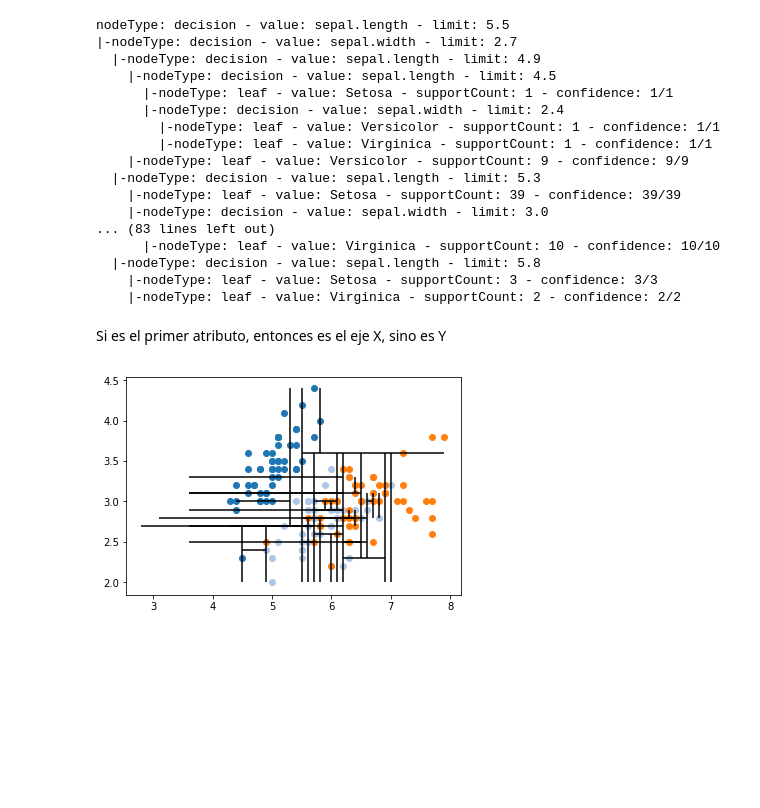
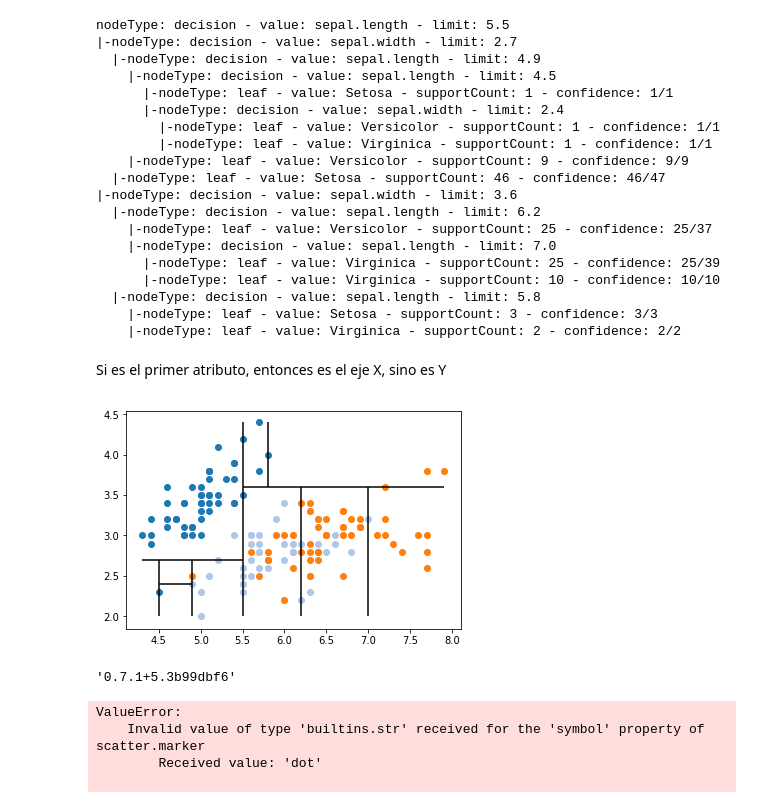
Before and after one commit to Volderpayoda/python-gui, a Jupyter notebook: depurar2.ipynb, the cells around one changed output. Drawn from its saved outputs; the diff is of its cells as text; code cells hidden in the pictures; blank space fills up the shorter version.

```diff
--- a/depurar2.ipynb
+++ b/depurar2.ipynb
@@ -16,7 +16,7 @@ attributes = problem.attributes
 classcolumn = problem.classcolumn
 classes = problem.classes
 
-tree = decisionTree(data, attributes, classes, classcolumn, BinaryTree(), threshold = 0.01)
+tree = decisionTree(data, attributes, classes, classcolumn, BinaryTree(), threshold = 0.1)
 print(tree)
 # %% [output]
 nodeType: decision - value: sepal.length - limit: 5.5
@@ -28,10 +28,12 @@ nodeType: decision - value: sepal.length - limit: 5.5
         |-nodeType: leaf - value: Versicolor - supportCount: 1 - confidence: 1/1
         |-nodeType: leaf - value: Virginica - supportCount: 1 - confidence: 1/1
     |-nodeType: leaf - value: Versicolor - supportCount: 9 - confidence: 9/9
-  |-nodeType: decision - value: sepal.length - limit: 5.3
-    |-nodeType: leaf - value: Setosa - supportCount: 39 - confidence: 39/39
-    |-nodeType: decision - value: sepal.width - limit: 3.0
-... (83 lines left out)
+  |-nodeType: leaf - value: Setosa - supportCount: 46 - confidence: 46/47
+|-nodeType: decision - value: sepal.width - limit: 3.6
+  |-nodeType: decision - value: sepal.length - limit: 6.2
+    |-nodeType: leaf - value: Versicolor - supportCount: 25 - confidence: 25/37
+    |-nodeType: decision - value: sepal.length - limit: 7.0
+      |-nodeType: leaf - value: Virginica - supportCount: 25 - confidence: 25/39
       |-nodeType: leaf - value: Virginica - supportCount: 10 - confidence: 10/10
   |-nodeType: decision - value: sepal.length - limit: 5.8
     |-nodeType: leaf - value: Setosa - supportCount: 3 - confidence: 3/3
@@ -39,6 +41,15 @@ nodeType: decision - value: sepal.length - limit: 5.5
 # %% [markdown]
 Si es el primer atributo, entonces es el eje X, sino es Y
 # %%
-plt = plotSolution(problem, tree)
+plot = plotSolution(problem, tree)
 # %% [output]
-[figure, old version]
+[figure, new version]
+# %%
+import plotly.plotly as py
+import plotly.graph_objs as go
+
+import igraph
+from igraph import *
+igraph.__version__
+# %% [output]
+'0.7.1+5.3b99dbf6'
@@ -44,0 +79,25 @@ plt = plotSolution(problem, tree)
+# %%
+lines = go.Scatter(x=Xe,
+                   y=Ye,
+                   mode='lines',
+                   line=dict(color='rgb(210,210,210)', width=1),
+                   hoverinfo='none'
+                   )
+dots = go.Scatter(x=Xn,
+                  y=Yn,
+                  mode='markers',
+                  name='',
+                  marker=dict(symbol='dot',
+                                size=18,
+                                color='#6175c1',    #'#DB4551',
+                                line=dict(color='rgb(50,50,50)', width=1)
+                                ),
+                  text=labels,
+                  hoverinfo='text',
+                  opacity=0.8
+                  )
+# %% [output]
+ValueError:
+    Invalid value of type 'builtins.str' received for the 'symbol' property of scatter.marker
+        Received value: 'dot'
+
```
Also changed, not shown: parts of 4 cells of this notebook.
